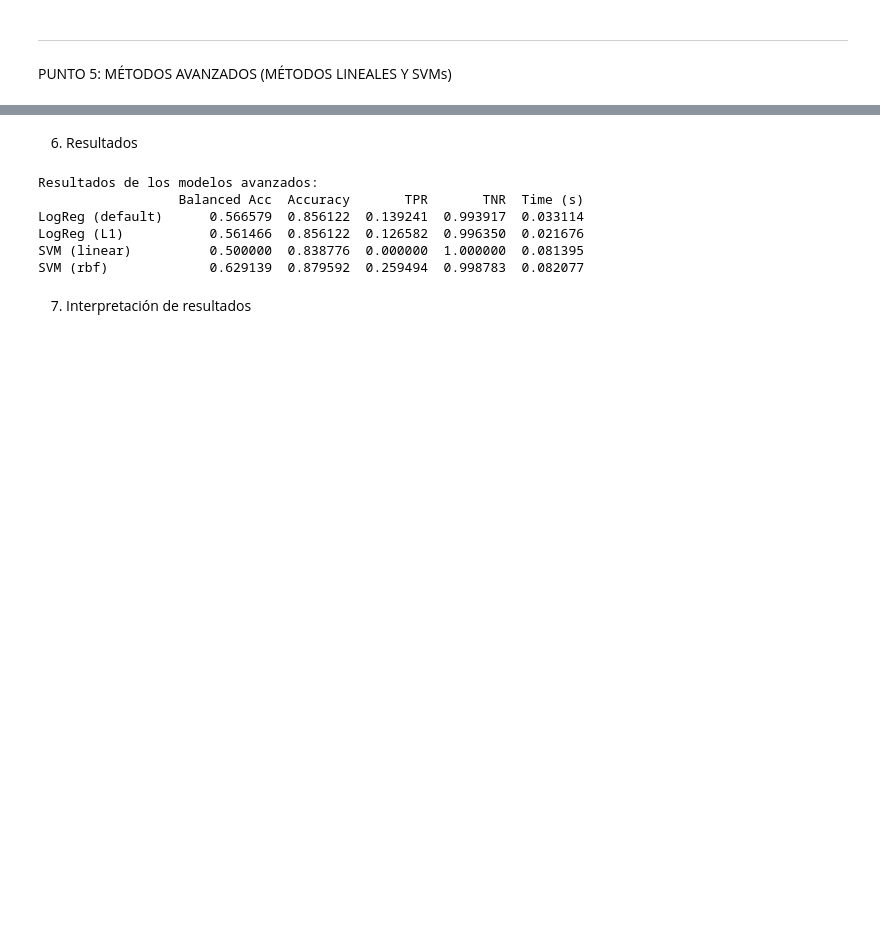
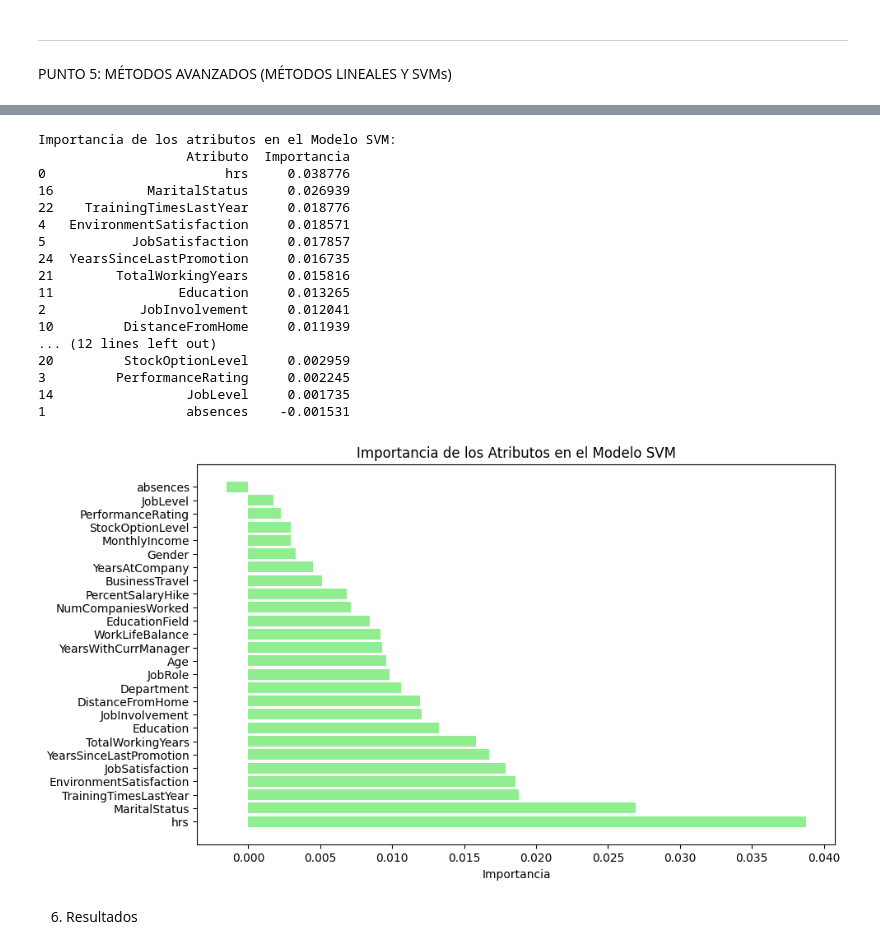
Before and after one commit to 100472330/100472330_100486483_PRACTICA1, a Jupyter notebook: Practica1_AA.ipynb, the cells around one changed output, grey strips where cells are left out. Cells and saved outputs as stored; diff of their text form; code cells hidden in the pictures; blank space fills up the shorter version.

```diff
--- a/Practica1_AA.ipynb
+++ b/Practica1_AA.ipynb
@@ -884,0 +903,12 @@ for name, model in models.items():
+# %%
+start_time = time.time()
+modelo_svm = SVC(random_state=42)
+modelo_svm.fit(X_train_imputed, y_train)
+end_time = time.time()
+tiempo_modelo_svm = end_time - start_time
+
+y_pred_svm = modelo_svm.predict(X_test_imputed)
+balanced_acc_svm = balanced_accuracy_score(y_test, y_pred_svm)
+print("Modelo SVM:")
+print(f"  Balanced Accuracy: {balanced_acc_svm:.4f}")
+print(f"  Tiempo de entrenamiento: {tiempo_modelo_svm:.4f} segundos")
@@ -884,0 +926,20 @@ for name, model in models.items():
+# %%
+param_grid_svm = {
+    'C': [0.1, 1, 10, 100],
+    'gamma': ['scale', 'auto']
+}
+grid_search_svm = GridSearchCV(SVC(random_state=42), param_grid=param_grid_svm, cv=5, scoring='balanced_accuracy', n_jobs=-1)
+start_time = time.time()
+grid_search_svm.fit(X_train_imputed, y_train)
+end_time = time.time()
+tiempo_grid_search_svm = end_time - start_time
+
+mejor_modelo_svm = grid_search_svm.best_estimator_
+mejor_score_svm = grid_search_svm.best_score_
+mejor_params_svm = grid_search_svm.best_params_
+y_pred_svm = mejor_modelo_svm.predict(X_test_imputed)
+balanced_acc_svm = balanced_accuracy_score(y_test, y_pred_svm)
+print("Mejor Modelo SVM:")
+print(f"  Balanced Accuracy: {balanced_acc_svm:.4f}")
+print(f"  Mejor Parámetros: {mejor_params_svm}")
+print(f"  Tiempo de entrenamiento: {tiempo_grid_search_svm:.4f} segundos")
@@ -885,15 +991,32 @@ for name, model in models.items():
+# %%
+svm_results = permutation_importance(grid_search_svm.best_estimator_, X_test_imputed, y_test, n_repeats=10, random_state=42, n_jobs=-1)
+importancia_svm = pd.DataFrame({'Atributo': X.columns, 'Importancia': svm_results.importances_mean})
+importancia_svm = importancia_svm.sort_values(by='Importancia', ascending=False)
+print("\nImportancia de los atributos en el Modelo SVM:")
+print(importancia_svm[['Atributo', 'Importancia']])
+plt.figure(figsize=(10, 6))
+plt.barh(importancia_svm['Atributo'], importancia_svm['Importancia'], color='lightgreen')
+plt.xlabel('Importancia')
+plt.title('Importancia de los Atributos en el Modelo SVM')
+plt.show()
+# %% [output]
+Importancia de los atributos en el Modelo SVM:
+                   Atributo  Importancia
+0                       hrs     0.038776
+16            MaritalStatus     0.026939
+22    TrainingTimesLastYear     0.018776
+4   EnvironmentSatisfaction     0.018571
+5           JobSatisfaction     0.017857
+24  YearsSinceLastPromotion     0.016735
+21        TotalWorkingYears     0.015816
+11                Education     0.013265
+2            JobInvolvement     0.012041
+10         DistanceFromHome     0.011939
+... (12 lines left out)
+20         StockOptionLevel     0.002959
+3         PerformanceRating     0.002245
+14                 JobLevel     0.001735
+1                  absences    -0.001531
+[figure, added]
 # %% [markdown]
 6. Resultados
-# %%
-resultado_avanzado = pd.DataFrame(results).T
-print("\nResultados de los modelos avanzados:")
-print(resultado_avanzado)
-# %% [output]
-Resultados de los modelos avanzados:
-                  Balanced Acc  Accuracy       TPR       TNR  Time (s)
-LogReg (default)      0.566579  0.856122  0.139241  0.993917  0.033114
-LogReg (L1)           0.561466  0.856122  0.126582  0.996350  0.021676
-SVM (linear)          0.500000  0.838776  0.000000  1.000000  0.081395
-SVM (rbf)             0.629139  0.879592  0.259494  0.998783  0.082077
-# %% [markdown]
-7. Interpretación de resultados
```
Also changed, not shown: parts of 37 cells of this notebook.
